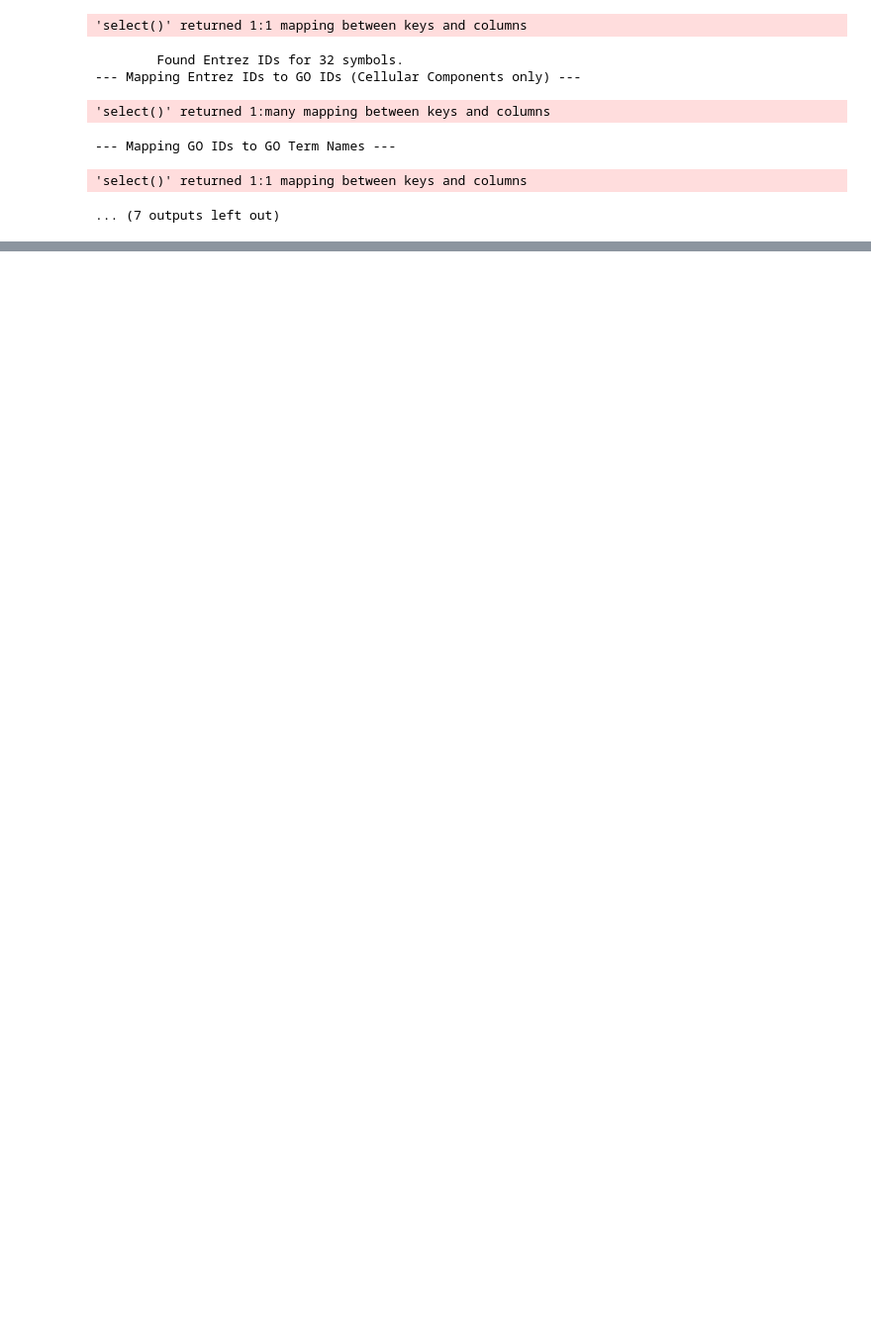
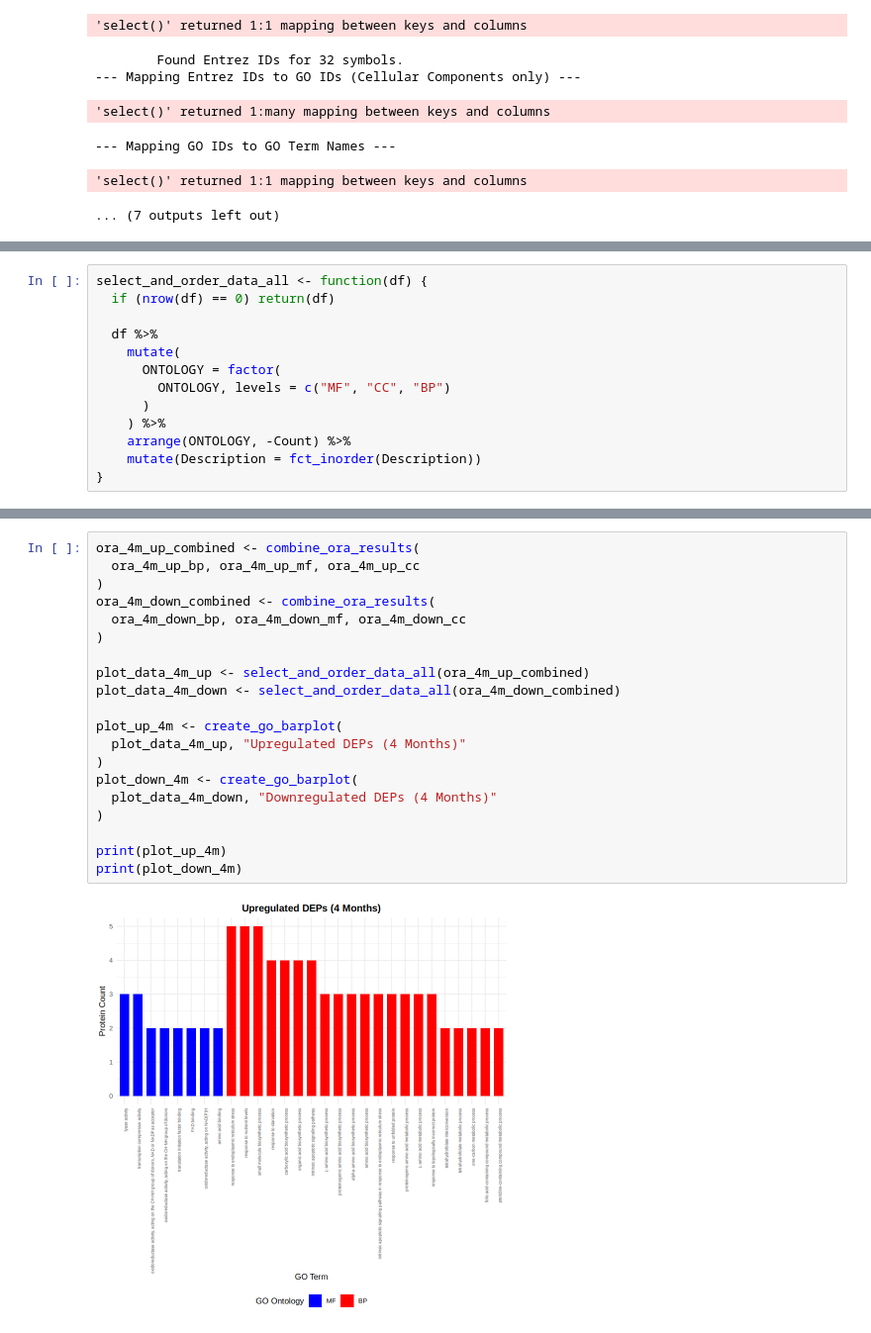
Before and after one commit to evanlin917/mice-stroke-gene-marker-analysis, a Jupyter notebook: analysis.ipynb, the cells around one changed output, grey strips where cells are left out. Shown at 99% size. Saved outputs shown, nothing was run; the diff lists cells and outputs as text; blank space fills up the shorter version.

```diff
--- a/analysis.ipynb
+++ b/analysis.ipynb
@@ -496,0 +776,13 @@ print(head(over_exp_6m_go_cc_counts, 10))
+# %%
+select_and_order_data_all <- function(df) {
+  if (nrow(df) == 0) return(df)
+
+  df %>%
+    mutate(
+      ONTOLOGY = factor(
+        ONTOLOGY, levels = c("MF", "CC", "BP")
+      )
+    ) %>%
+    arrange(ONTOLOGY, -Count) %>%
+    mutate(Description = fct_inorder(Description))
+}
@@ -496,0 +837,22 @@ print(head(over_exp_6m_go_cc_counts, 10))
+# %%
+ora_4m_up_combined <- combine_ora_results(
+  ora_4m_up_bp, ora_4m_up_mf, ora_4m_up_cc
+)
+ora_4m_down_combined <- combine_ora_results(
+  ora_4m_down_bp, ora_4m_down_mf, ora_4m_down_cc
+)
+
+plot_data_4m_up <- select_and_order_data_all(ora_4m_up_combined)
+plot_data_4m_down <- select_and_order_data_all(ora_4m_down_combined)
+
+plot_up_4m <- create_go_barplot(
+  plot_data_4m_up, "Upregulated DEPs (4 Months)"
+)
+plot_down_4m <- create_go_barplot(
+  plot_data_4m_down, "Downregulated DEPs (4 Months)"
+)
+
+print(plot_up_4m)
+print(plot_down_4m)
+# %% [output]
+[figure, added]
```
Also changed, not shown: parts of 20 cells of this notebook.
